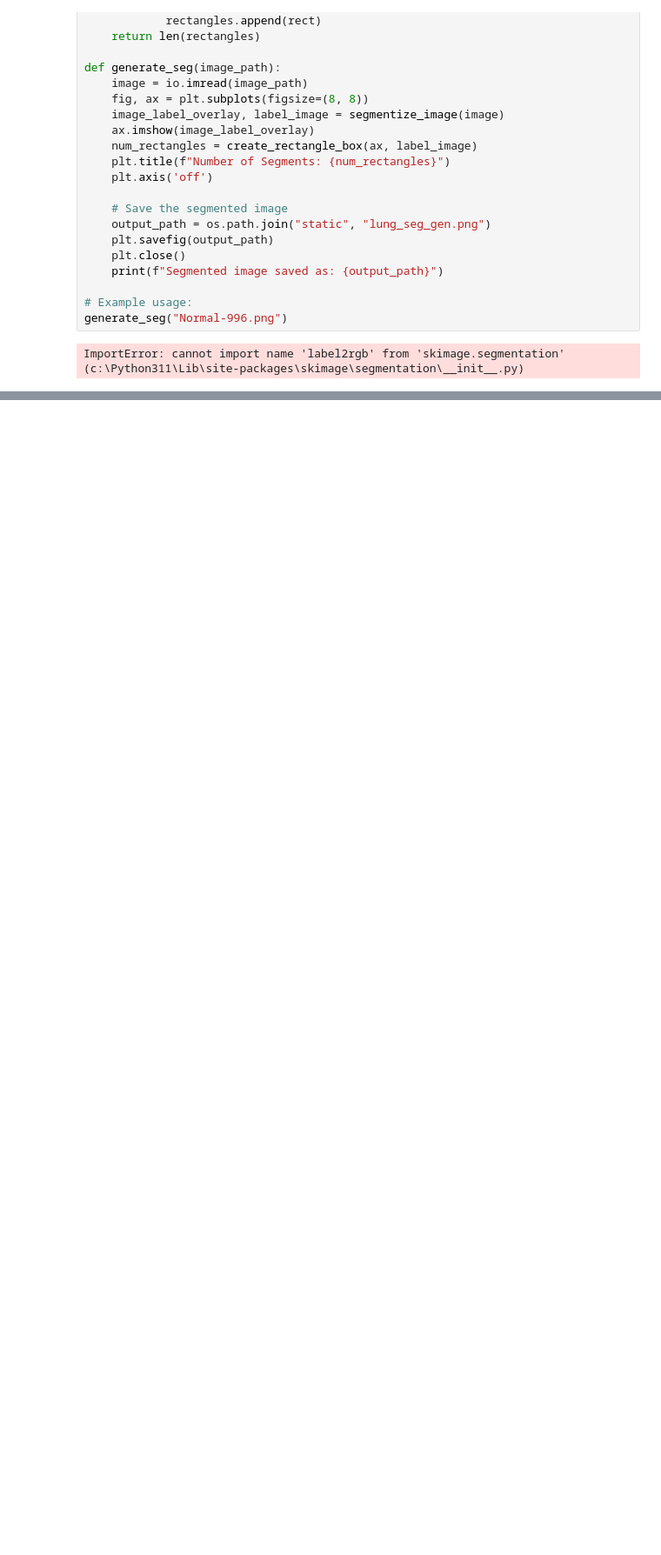
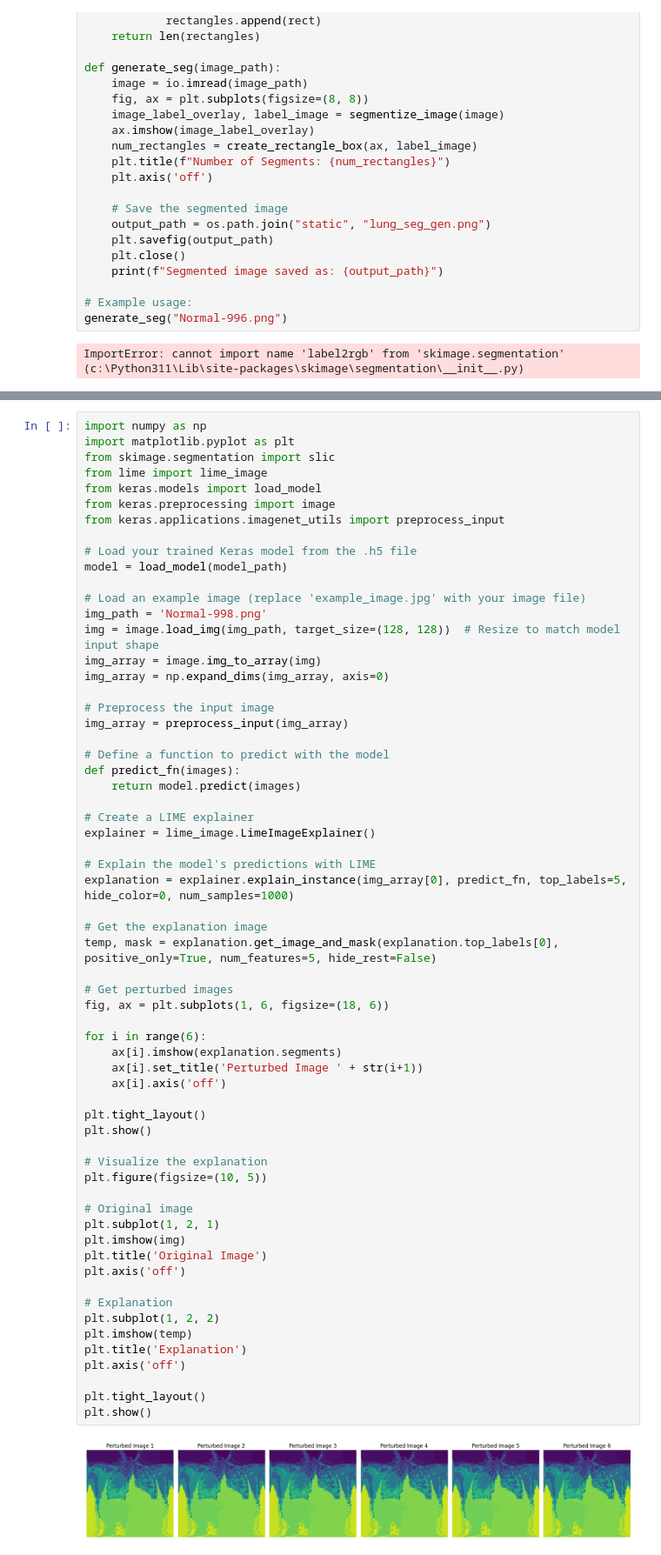
Before and after one commit to prasadnakhate1705/Final_year, a Jupyter notebook: lungsegm.ipynb, the cells around one changed output, grey strips where cells are left out. Shown at 87% size. Drawn from its saved outputs; the diff is of its cells as text; blank space fills up the shorter version.

```diff
--- a/lungsegm.ipynb
+++ b/lungsegm.ipynb
@@ -479,0 +985,64 @@ ImportError: cannot import name 'label2rgb' from 'skimage.segmentation' (c:\Pyth
+# %%
+import numpy as np
+import matplotlib.pyplot as plt
+from skimage.segmentation import slic
+from lime import lime_image
+from keras.models import load_model
+from keras.preprocessing import image
+from keras.applications.imagenet_utils import preprocess_input
+
+# Load your trained Keras model from the .h5 file
+model = load_model(model_path)
+
+# Load an example image (replace 'example_image.jpg' with your image file)
+img_path = 'Normal-998.png'
+img = image.load_img(img_path, target_size=(128, 128))  # Resize to match model input shape
+img_array = image.img_to_array(img)
+img_array = np.expand_dims(img_array, axis=0)
+
+# Preprocess the input image
+img_array = preprocess_input(img_array)
+
+# Define a function to predict with the model
+def predict_fn(images):
+    return model.predict(images)
+
+# Create a LIME explainer
+explainer = lime_image.LimeImageExplainer()
+
+# Explain the model's predictions with LIME
+explanation = explainer.explain_instance(img_array[0], predict_fn, top_labels=5, hide_color=0, num_samples=1000)
+
+# Get the explanation image
+temp, mask = explanation.get_image_and_mask(explanation.top_labels[0], positive_only=True, num_features=5, hide_rest=False)
+
+# Get perturbed images
+fig, ax = plt.subplots(1, 6, figsize=(18, 6))
+
+for i in range(6):
+    ax[i].imshow(explanation.segments)
+    ax[i].set_title('Perturbed Image ' + str(i+1))
+    ax[i].axis('off')
+
+plt.tight_layout()
+plt.show()
+
+# Visualize the explanation
+plt.figure(figsize=(10, 5))
+
+# Original image
+plt.subplot(1, 2, 1)
+plt.imshow(img)
+plt.title('Original Image')
+plt.axis('off')
+
+# Explanation
+plt.subplot(1, 2, 2)
+plt.imshow(temp)
+plt.title('Explanation')
+plt.axis('off')
+
+plt.tight_layout()
+plt.show()
+# %% [output]
+[figure, added]
```
Also changed, not shown: parts of 18 cells of this notebook, 36 other files.
